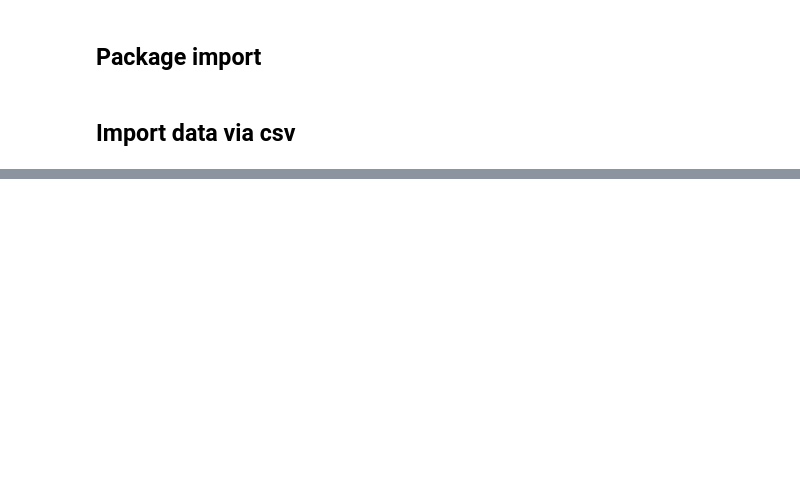
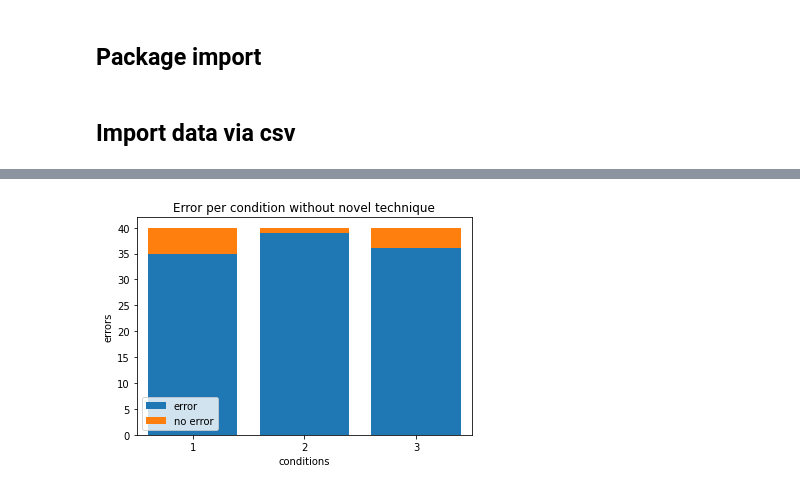
Before and after one commit to ITT-21SS-UR/assignment-04-bb, a Jupyter notebook: data analysis/pointing_technique_experiment.ipynb, the cells around one changed output, grey strips where cells are left out. Cells and saved outputs as stored; diff of their text form; code cells hidden in the pictures; blank space fills up the shorter version.

```diff
--- a/data analysis/pointing_technique_experiment.ipynb
+++ b/data analysis/pointing_technique_experiment.ipynb
@@ -85,0 +112,20 @@ plt.savefig('time_per_cond_without_novel_technique.pdf')
+# %%
+cond1_err_false = df_novel_false['errors'][df_novel_false['current_size'] == "[20, 10]"][df_novel_false['errors'] == 0].count()
+cond1_err_true = df_novel_false['errors'][df_novel_false['current_size'] == "[20, 10]"][df_novel_false['errors'] == 1].count()
+cond2_err_false = df_novel_false['errors'][df_novel_false['current_size'] == "[8, 4]"][df_novel_false['errors'] == 0].count()
+cond2_err_true = df_novel_false['errors'][df_novel_false['current_size'] == "[8, 4]"][df_novel_false['errors'] == 1].count()
+cond3_err_false = df_novel_false['errors'][df_novel_false['current_size'] =="[10, 5]"][df_novel_false['errors'] == 0].count()
+cond3_err_true = df_novel_false['errors'][df_novel_false['current_size'] == "[10, 5]"][df_novel_false['errors'] == 1].count()
+# %%
+err_cond=[1,2,3]
+plt.bar(err_cond, (cond1_err_false, cond2_err_false, cond3_err_false), label='error')
+plt.bar(err_cond, (cond1_err_true, cond2_err_true , cond3_err_true), bottom=(cond1_err_false, cond2_err_false, cond3_err_false), label='no error')
+plt.title('Error per condition without novel technique')
+plt.xlabel('conditions')
+plt.ylabel('errors')
+plt.legend()
+plt.xticks([1, 2, 3], [1, 2, 3])
+plt.xlim(0.5, 3.5)
+plt.savefig('error_per_cond_without_novel.pdf')
+# %% [output]
+[figure, added]
```
Also changed, not shown: parts of 25 cells of this notebook, 4 other files.
